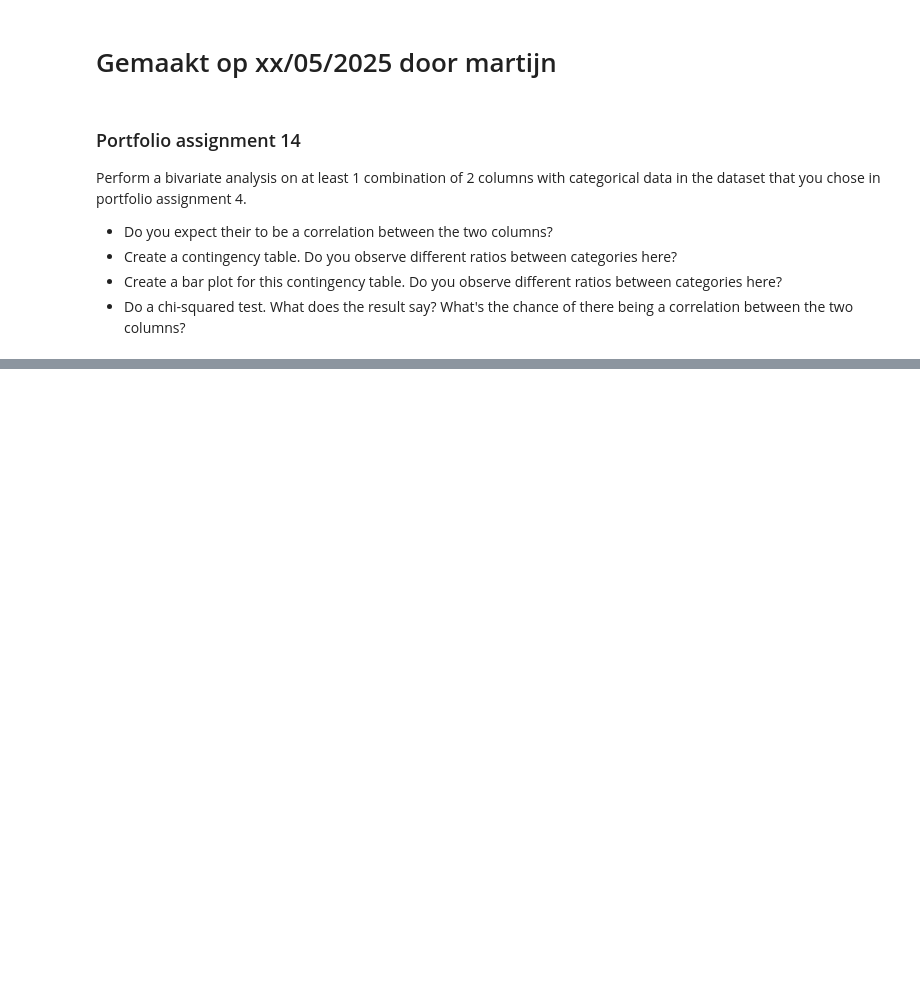
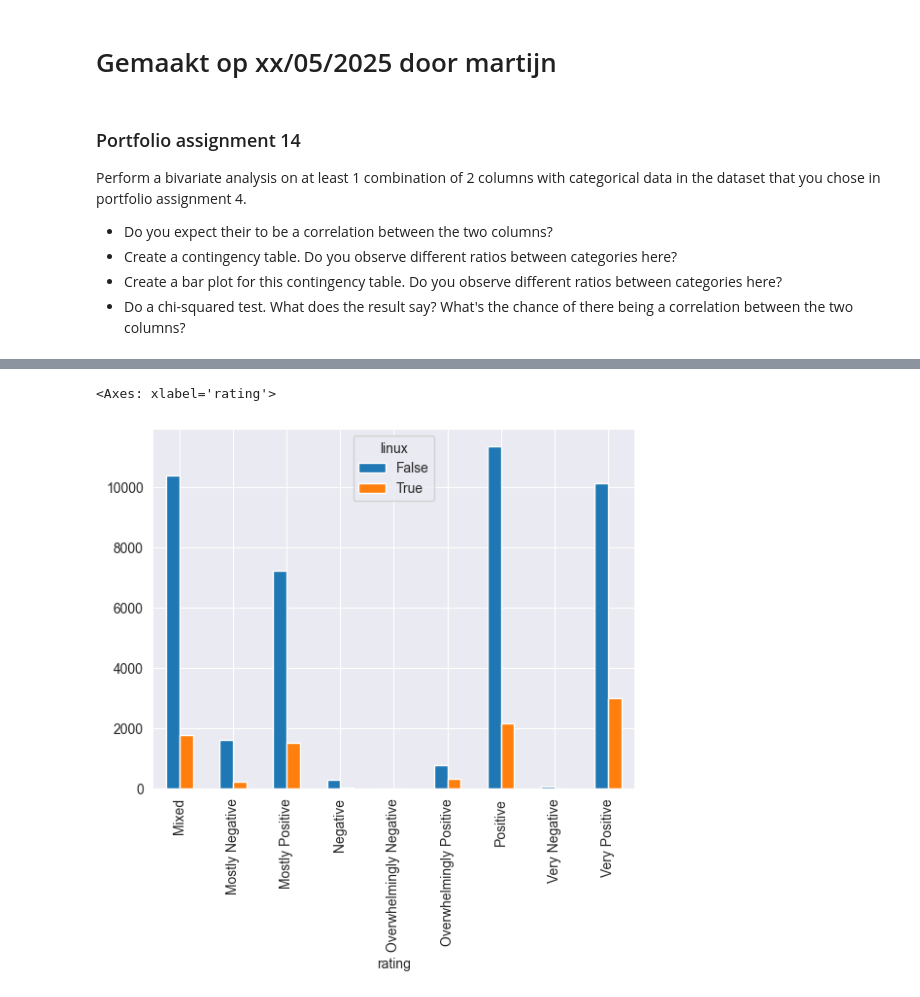
Before and after one commit to oldmartijntje/avans1.4-portfolio, a Jupyter notebook: assignment 14.ipynb, the cells around one changed output, grey strips where cells are left out. Saved outputs shown, nothing was run; the diff lists cells and outputs as text; code cells hidden in the pictures; blank space fills up the shorter version.

```diff
--- a/assignment 14.ipynb
+++ b/assignment 14.ipynb
@@ -19,0 +36,18 @@ NameError: name 'pd' is not defined
+# %%
+from scipy.stats import chi2_contingency
+
+def create_contingency_table(dataset, column1, column2):
+    return dataset.groupby([column1, column2]).size().unstack(column1, fill_value=0)
+
+def check_cat_vs_cat_correlation(dataset, column1, column2):
+    contingency_table = create_contingency_table(dataset, column1, column2)
+    chi2 = chi2_contingency(contingency_table)
+    print(chi2)
+    p_value = chi2[1]
+    odds_of_correlation = 1 - p_value
+    print(
+        f"The odds of a correlation between {column1} and {column2} is {odds_of_correlation * 100}% (Based on a p value of {p_value}).")
+    print("This percentage needs to be at least 95% for a significant correlation.")
+# %%
+gamesContingencyTable = create_contingency_table(my_data, 'linux','rating')
+gamesContingencyTable
@@ -19,0 +66,5 @@ NameError: name 'pd' is not defined
+# %%
+gamesContingencyTable.plot(kind='bar')
+# %% [output]
+<Axes: xlabel='rating'>
+[figure, added]
```
Also changed, not shown: parts of 3 cells of this notebook, 1 other file.
